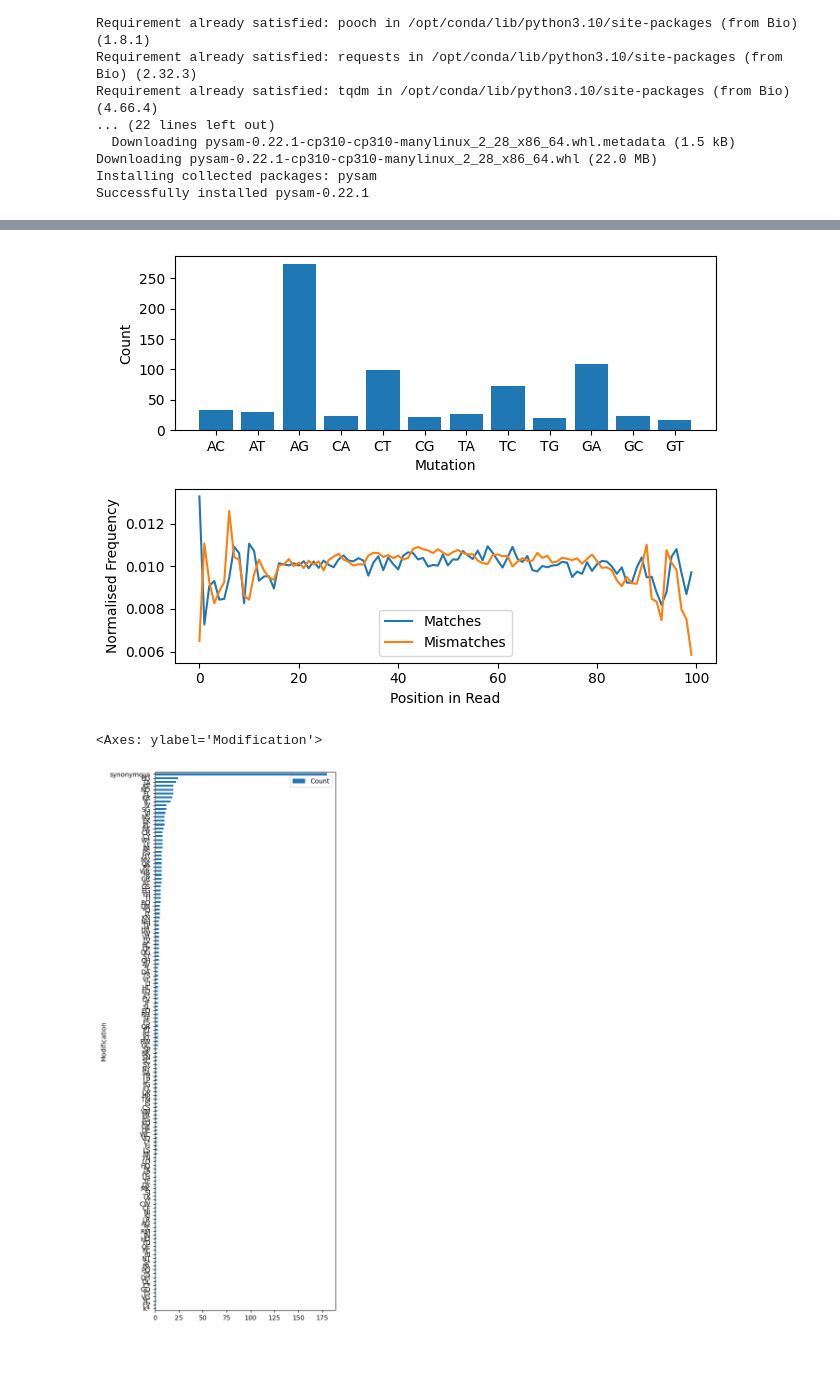
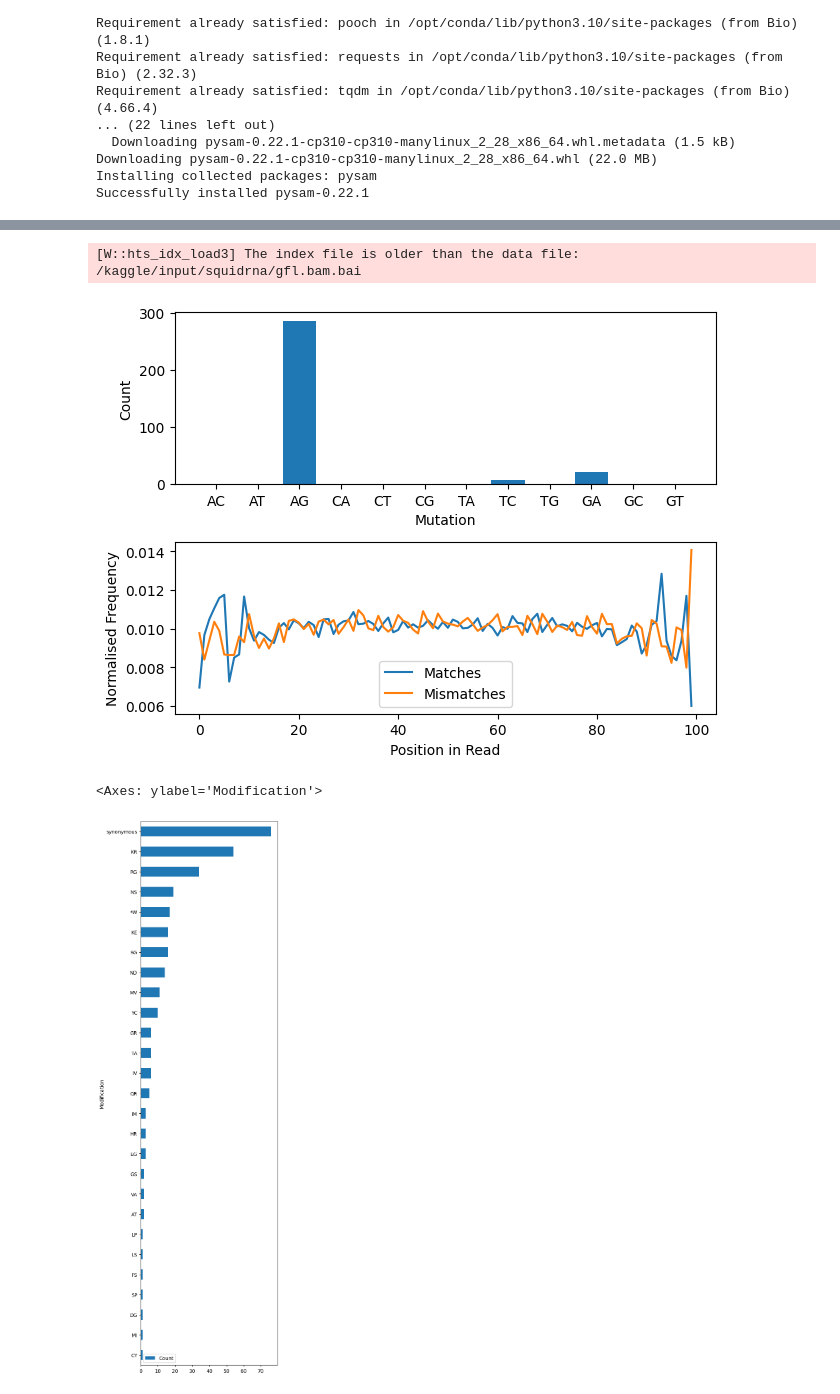
Before and after one commit to RiboRings/neurogenomics, a Jupyter notebook: project3.ipynb, the cells around one changed output, grey strips where cells are left out. Drawn from its saved outputs; the diff is of its cells as text; code cells hidden in the pictures; blank space fills up the shorter version.

Commit message:
Kaggle Notebook | Neurogenomics Project | Use indexed bam

```diff
--- a/project3.ipynb
+++ b/project3.ipynb
@@ -80,6 +86,7 @@ def count_matches(positions: dict, letter: str):
 # %%
 # Generate pileup for one gene
 gene_pileup = gfl_bam.pileup(
+    transcript_name,
     start=orf_start,
     stop=orf_end,
     min_base_quality=min_base_quality
@@ -90,7 +97,7 @@ pair_counter = Counter({"".join(pair): 0 for pair in permutations(letters, 2)})
 ref_seq, var_seq = "", ""
 signif = []
 pos_list = []
-n, N = 0, 100000
+n, N = 0, 10000
 
 with open(working_dir + "modifications.txt", "w") as results:
 
@@ -143,6 +150,8 @@ with open(working_dir + "modifications.txt", "w") as results:
             results.write(f"{base_counter['A']}\t{base_counter['C']}\t")
             results.write(f"{base_counter['T']}\t{base_counter['G']}\t")
             results.write(f"{var[1]}\t{ref[1] + var[1]}\t{pval:.2g}\n")
+# %% [output]
+[W::hts_idx_load3] The index file is older than the data file: /kaggle/input/squidrna/gfl.bam.bai
 # %%
 fig, axes = plt.subplots(2)
 
@@ -159,7 +168,7 @@ axes[1].legend(loc="lower center")
 
 plt.tight_layout()
 # %% [output]
-[figure, old version]
+[figure, new version]
 # %%
 aa_counter = Counter()
 
@@ -198,9 +207,9 @@ with open(working_dir + "aminoacids.txt", "w") as results:
 # %%
 aa_df = pd.DataFrame.from_dict(aa_counter, orient="index").reset_index()
 aa_df.columns = ["Modification", "Count"]
 aa_df.sort_values("Count",inplace=True)
 
-aa_df.plot(kind="barh", y="Count", x="Modification", figsize=(5, 15))
+aa_df.plot(kind="barh", y="Count", x="Modification", figsize=(5, 20))
 # %% [output]
 <Axes: ylabel='Modification'>
-[figure, old version]
+[figure, new version]
```
Also changed, not shown: parts of 3 cells of this notebook.
